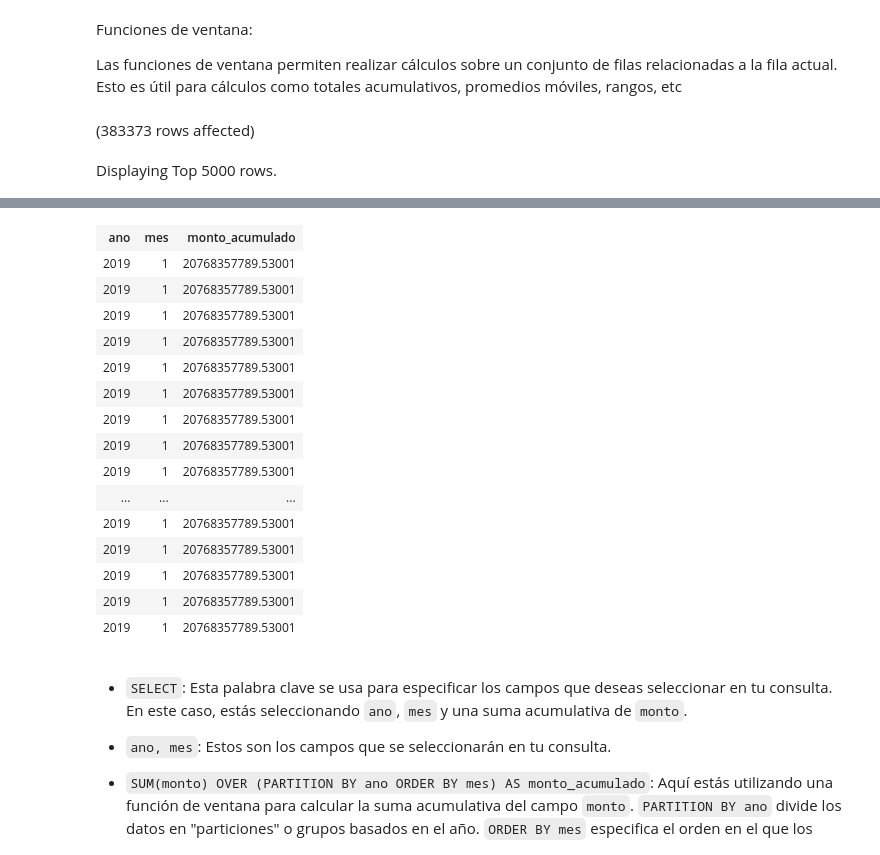
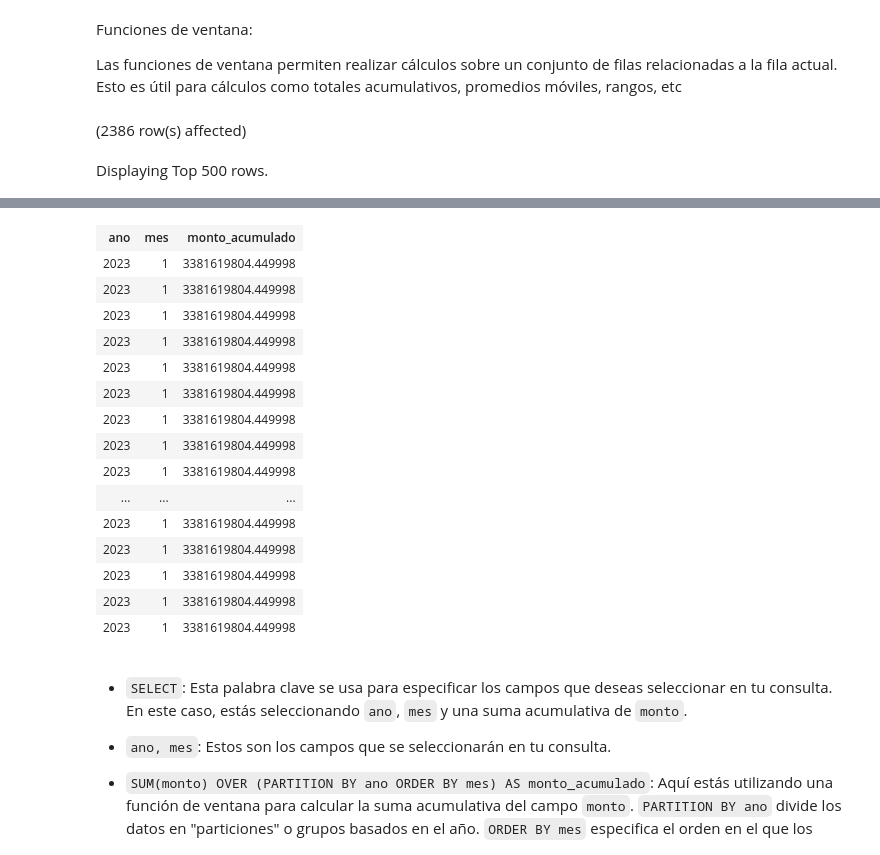
Before and after one commit to javierIA/sqlBosch, a Jupyter notebook: SQL basics/CDD.ipynb, the cells around one changed output, grey strips where cells are left out. Saved outputs shown, nothing was run; the diff lists cells and outputs as text; code cells hidden in the pictures.

```diff
--- a/SQL basics/CDD.ipynb
+++ b/SQL basics/CDD.ipynb
@@ -43,8 +34,8 @@ Las funciones de ventana permiten realizar cálculos sobre un conjunto de filas
 # %%
 -- Calcular el total acumulativo del monto por mes en el año 2023
 SELECT ano, mes, SUM(monto) OVER (PARTITION BY ano ORDER BY mes) AS monto_acumulado
-FROM [dbo].[infonavit]
-WHERE ano = 2019
+FROM infonavit
+WHERE ano = 2023
 # %% [output]
-(383373 rows affected)
+(2386 row(s) affected)
-Displaying Top 5000 rows.
+Displaying Top 500 rows.
@@ -52,19 +43,19 @@ Total execution time: 00:00:07.960
 | ano | mes | monto_acumulado |
-| 2019 | 1 | 20768357789.53001 |
-| 2019 | 1 | 20768357789.53001 |
-| 2019 | 1 | 20768357789.53001 |
-| 2019 | 1 | 20768357789.53001 |
-| 2019 | 1 | 20768357789.53001 |
-| 2019 | 1 | 20768357789.53001 |
-| 2019 | 1 | 20768357789.53001 |
-| 2019 | 1 | 20768357789.53001 |
-| 2019 | 1 | 20768357789.53001 |
+| 2023 | 1 | 3381619804.449998 |
+| 2023 | 1 | 3381619804.449998 |
+| 2023 | 1 | 3381619804.449998 |
+| 2023 | 1 | 3381619804.449998 |
+| 2023 | 1 | 3381619804.449998 |
+| 2023 | 1 | 3381619804.449998 |
+| 2023 | 1 | 3381619804.449998 |
+| 2023 | 1 | 3381619804.449998 |
+| 2023 | 1 | 3381619804.449998 |
 | ... | ... | ... |
-| 2019 | 1 | 20768357789.53001 |
-| 2019 | 1 | 20768357789.53001 |
-| 2019 | 1 | 20768357789.53001 |
-| 2019 | 1 | 20768357789.53001 |
-| 2019 | 1 | 20768357789.53001 |
+| 2023 | 1 | 3381619804.449998 |
+| 2023 | 1 | 3381619804.449998 |
+| 2023 | 1 | 3381619804.449998 |
+| 2023 | 1 | 3381619804.449998 |
+| 2023 | 1 | 3381619804.449998 |
 # %% [markdown]
 - `SELECT`: Esta palabra clave se usa para especificar los campos que deseas seleccionar en tu consulta. En este caso, estás seleccionando `ano`, `mes` y una suma acumulativa de `monto`.
 
```
Also changed, not shown: parts of 11 cells of this notebook, 8 other files.
